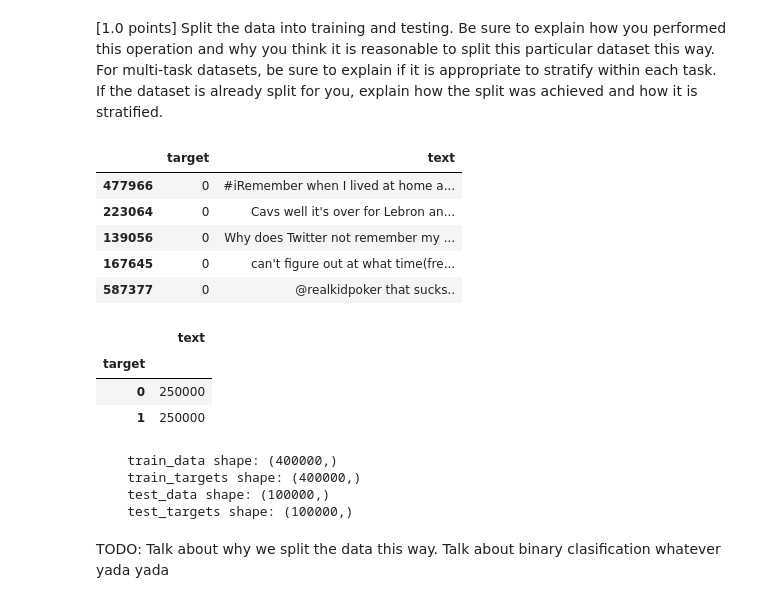
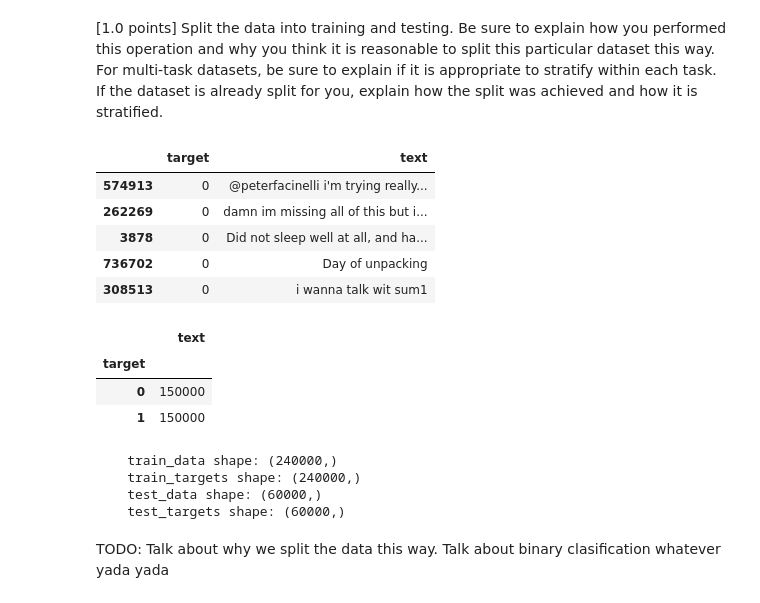
Before and after one commit to lattiric/ML_NN_Proj_02, a Jupyter notebook: final_notebook.ipynb, the cells around one changed output. Saved outputs shown, nothing was run; the diff lists cells and outputs as text; code cells hidden in the pictures.

```diff
--- a/final_notebook.ipynb
+++ b/final_notebook.ipynb
@@ -28,22 +25,22 @@ What evaluation criteria will you be using and why?
 [1.0 points] Split the data into training and testing. Be sure to explain how you performed this operation and why you think it is reasonable to split this particular dataset this way. For multi-task datasets, be sure to explain if it is appropriate to stratify within each task. If the dataset is already split for you, explain how the split was achieved and how it is stratified.
 # %%
 TWEET_FILEPATH = '/mnt/c/Users/alexs/ML/data/concept_net/tweets.csv'
-raw_tweet_data = pre_process_input_data(TWEET_FILEPATH,num_samples=250000) #Grab 250,000 of each class (positive and negative sentiment)
+raw_tweet_data = pre_process_input_data(TWEET_FILEPATH,num_samples=150000) #Grab 250,000 of each class (positive and negative sentiment)
 raw_tweet_data.head()
 # %% [output]
 |  | target | text |
-| 477966 | 0 | #iRemember when I lived at home a... |
-| 223064 | 0 | Cavs well it's over for Lebron an... |
-| 139056 | 0 | Why does Twitter not remember my ... |
-| 167645 | 0 | can't figure out at what time(fre... |
-| 587377 | 0 | @realkidpoker that sucks.. |
+| 574913 | 0 | @peterfacinelli i'm trying really... |
+| 262269 | 0 | damn im missing all of this but i... |
+| 3878 | 0 | Did not sleep well at all, and ha... |
+| 736702 | 0 | Day of unpacking |
+| 308513 | 0 | i wanna talk wit sum1 |
 # %%
 raw_tweet_data.groupby('target').count()
 # %% [output]
 |  | text |
 | target |  |
-| 0 | 250000 |
-| 1 | 250000 |
+| 0 | 150000 |
+| 1 | 150000 |
 # %%
 train_data,test_data,train_targets,test_targets = train_test_split(raw_tweet_data['text'].to_numpy(),raw_tweet_data['target'].to_numpy(),test_size=0.2)
 print(f"""
@@ -53,10 +50,10 @@ print(f"""
     test_targets shape: {test_targets.shape}
       """)
 # %% [output]
-    train_data shape: (400000,)
-    train_targets shape: (400000,)
-    test_data shape: (100000,)
-    test_targets shape: (100000,)
+    train_data shape: (240000,)
+    train_targets shape: (240000,)
+    test_data shape: (60000,)
+    test_targets shape: (60000,)
 # %% [markdown]
 TODO: Talk about why we split the data this way. Talk about binary clasification whatever yada yada
 # %%
```
Also changed, not shown: parts of 30 cells of this notebook.
